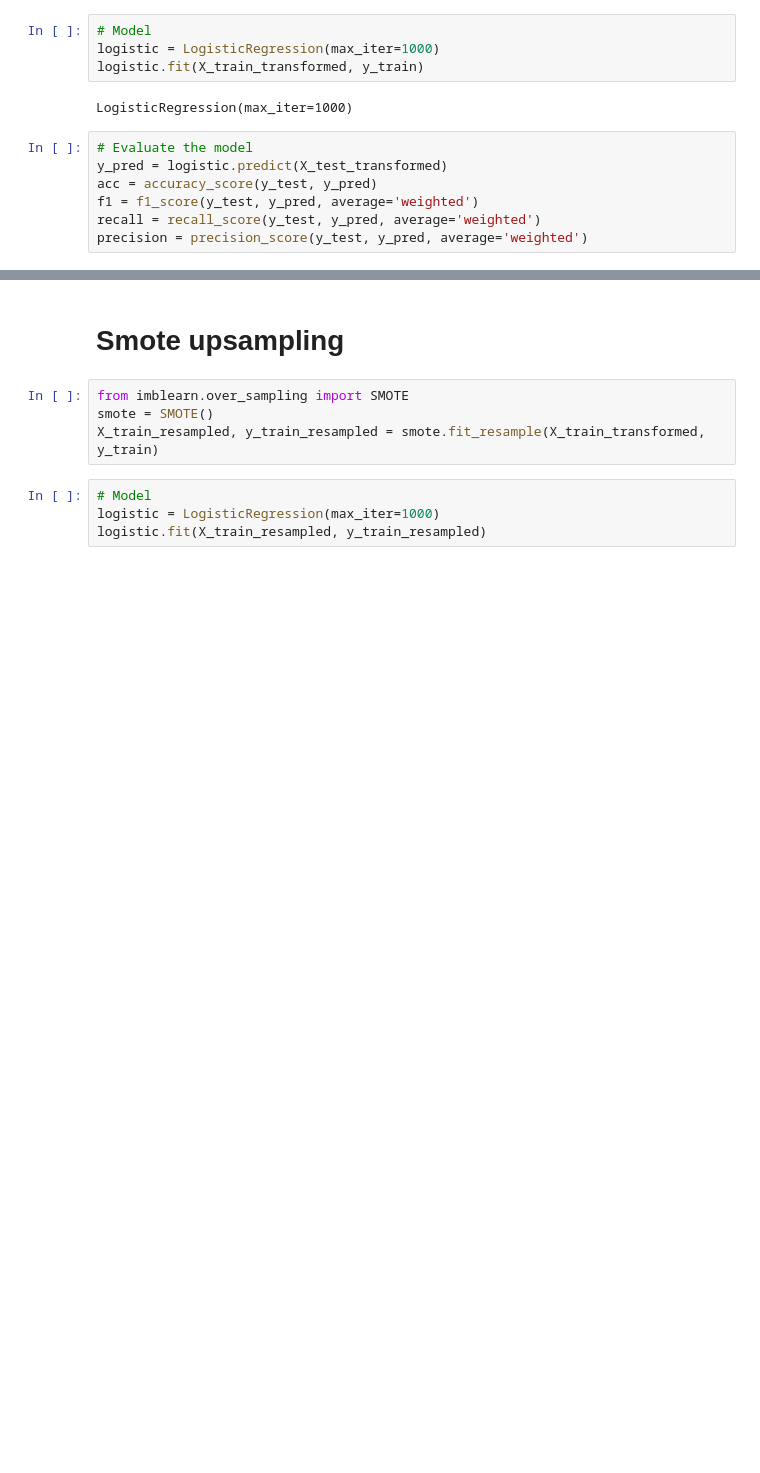
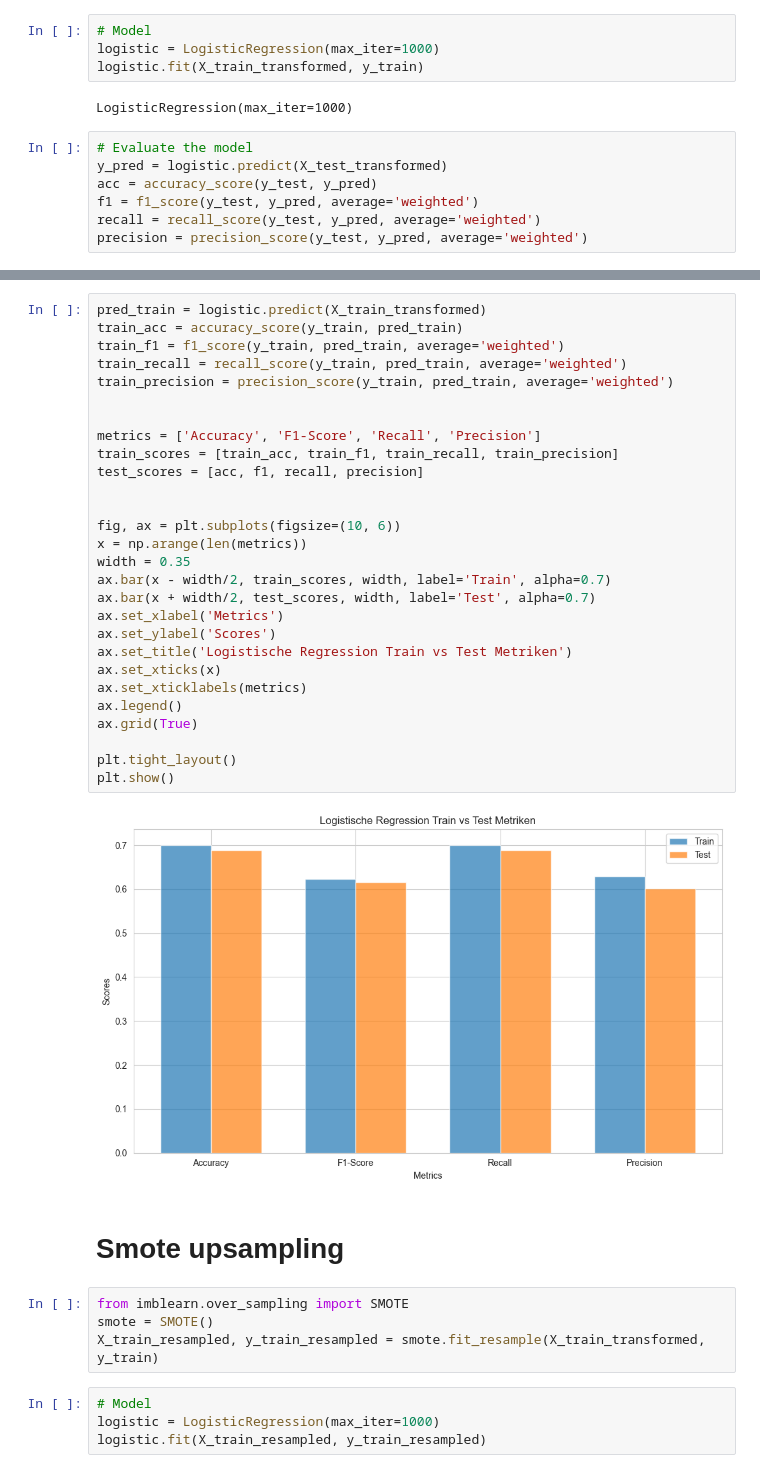
Before and after one commit to staldenhoefler/immo_challenge, a Jupyter notebook: notebooks/Klassifikation/LogistischeRegression.ipynb, the cells around one changed output, grey strips where cells are left out. Drawn from its saved outputs; the diff is of its cells as text; blank space fills up the shorter version.

```diff
--- a/notebooks/Klassifikation/LogistischeRegression.ipynb
+++ b/notebooks/Klassifikation/LogistischeRegression.ipynb
@@ -193,3 +227,33 @@ plt.show()
+# %%
+pred_train = logistic.predict(X_train_transformed)
+train_acc = accuracy_score(y_train, pred_train)
+train_f1 = f1_score(y_train, pred_train, average='weighted')
+train_recall = recall_score(y_train, pred_train, average='weighted')
+train_precision = precision_score(y_train, pred_train, average='weighted')
+
+
+metrics = ['Accuracy', 'F1-Score', 'Recall', 'Precision']
+train_scores = [train_acc, train_f1, train_recall, train_precision]
+test_scores = [acc, f1, recall, precision]
+
+
+fig, ax = plt.subplots(figsize=(10, 6))
+x = np.arange(len(metrics))
+width = 0.35
+ax.bar(x - width/2, train_scores, width, label='Train', alpha=0.7)
+ax.bar(x + width/2, test_scores, width, label='Test', alpha=0.7)
+ax.set_xlabel('Metrics')
+ax.set_ylabel('Scores')
+ax.set_title('Logistische Regression Train vs Test Metriken')
+ax.set_xticks(x)
+ax.set_xticklabels(metrics)
+ax.legend()
+ax.grid(True)
+
+plt.tight_layout()
+plt.show()
+# %% [output]
+[figure, added]
 # %% [markdown]
 # Smote upsampling
 # %%
```
Also changed, not shown: parts of 7 cells of this notebook, 5 other files.
